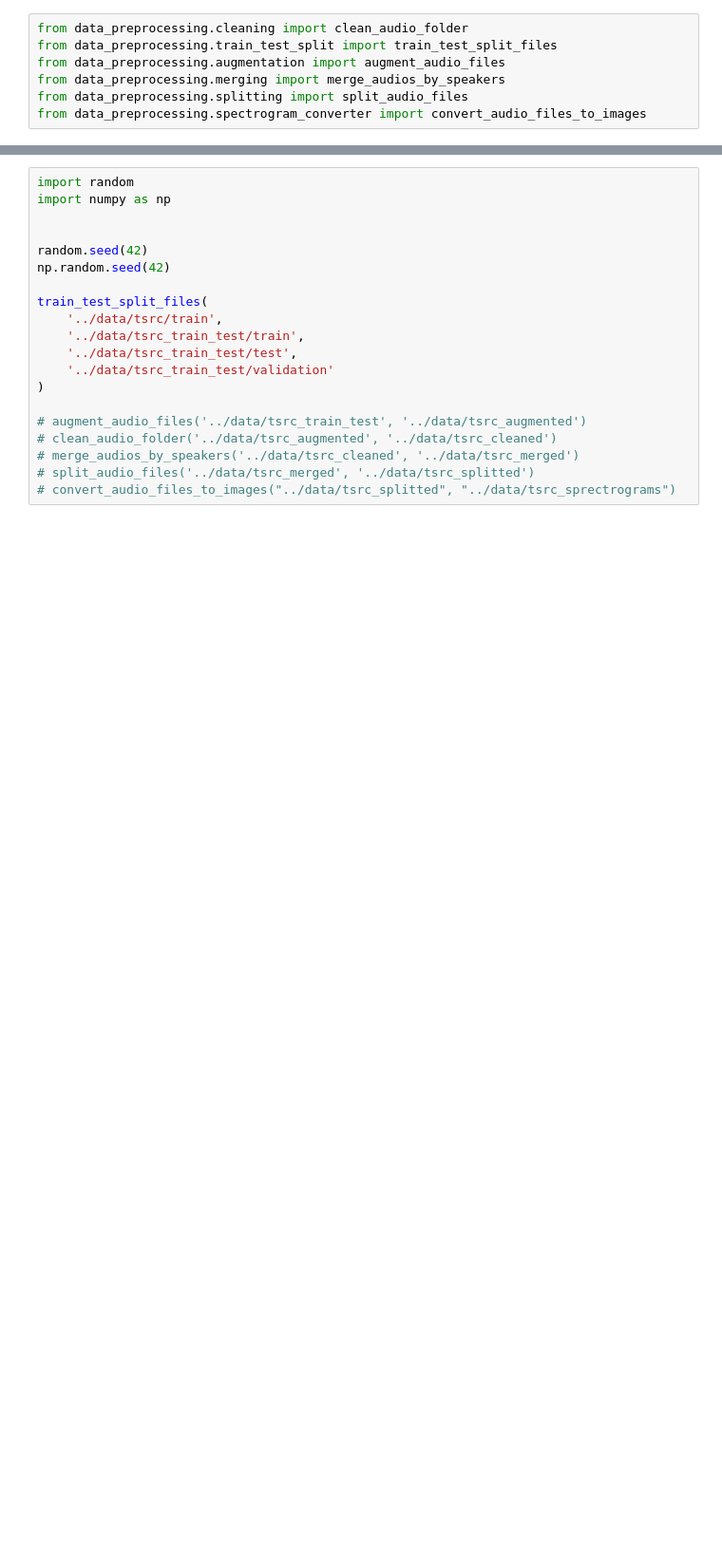
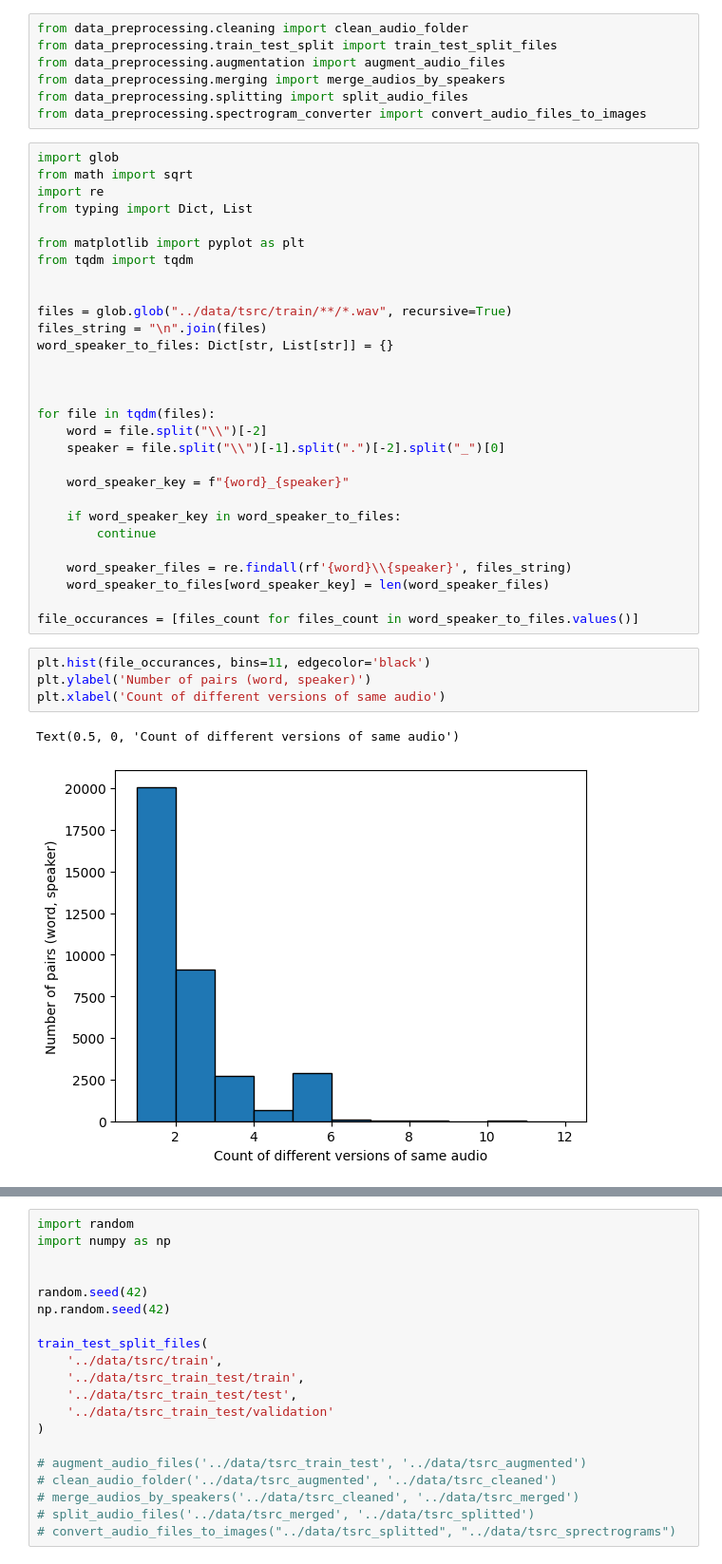
Before and after one commit to pavonism/intro-to-ml, a Jupyter notebook: scripts/DataPreprocessing.ipynb, the cells around one changed output, grey strips where cells are left out. Shown: that part at 95% size. Cells and saved outputs as stored; diff of their text form; blank space fills up the shorter version.

```diff
--- a/scripts/DataPreprocessing.ipynb
+++ b/scripts/DataPreprocessing.ipynb
@@ -5,3 +5,39 @@ from data_preprocessing.augmentation import augment_audio_files
 from data_preprocessing.merging import merge_audios_by_speakers
 from data_preprocessing.splitting import split_audio_files
 from data_preprocessing.spectrogram_converter import convert_audio_files_to_images
+# %%
+import glob
+from math import sqrt
+import re
+from typing import Dict, List
+
+from matplotlib import pyplot as plt
+from tqdm import tqdm
+
+
+files = glob.glob("../data/tsrc/train/**/*.wav", recursive=True)
+files_string = "\n".join(files)
+word_speaker_to_files: Dict[str, List[str]] = {}
+
+
+
+for file in tqdm(files):
+    word = file.split("\\")[-2]
+    speaker = file.split("\\")[-1].split(".")[-2].split("_")[0]
+
+    word_speaker_key = f"{word}_{speaker}"
+
+    if word_speaker_key in word_speaker_to_files:
+        continue
+
+    word_speaker_files = re.findall(rf'{word}\\{speaker}', files_string)
+    word_speaker_to_files[word_speaker_key] = len(word_speaker_files)
+
+file_occurances = [files_count for files_count in word_speaker_to_files.values()]
+# %%
+plt.hist(file_occurances, bins=11, edgecolor='black')
+plt.ylabel('Number of pairs (word, speaker)')
+plt.xlabel('Count of different versions of same audio')
+# %% [output]
+Text(0.5, 0, 'Count of different versions of same audio')
+[figure, added]
```
Also changed, not shown: parts of 3 cells of this notebook.
